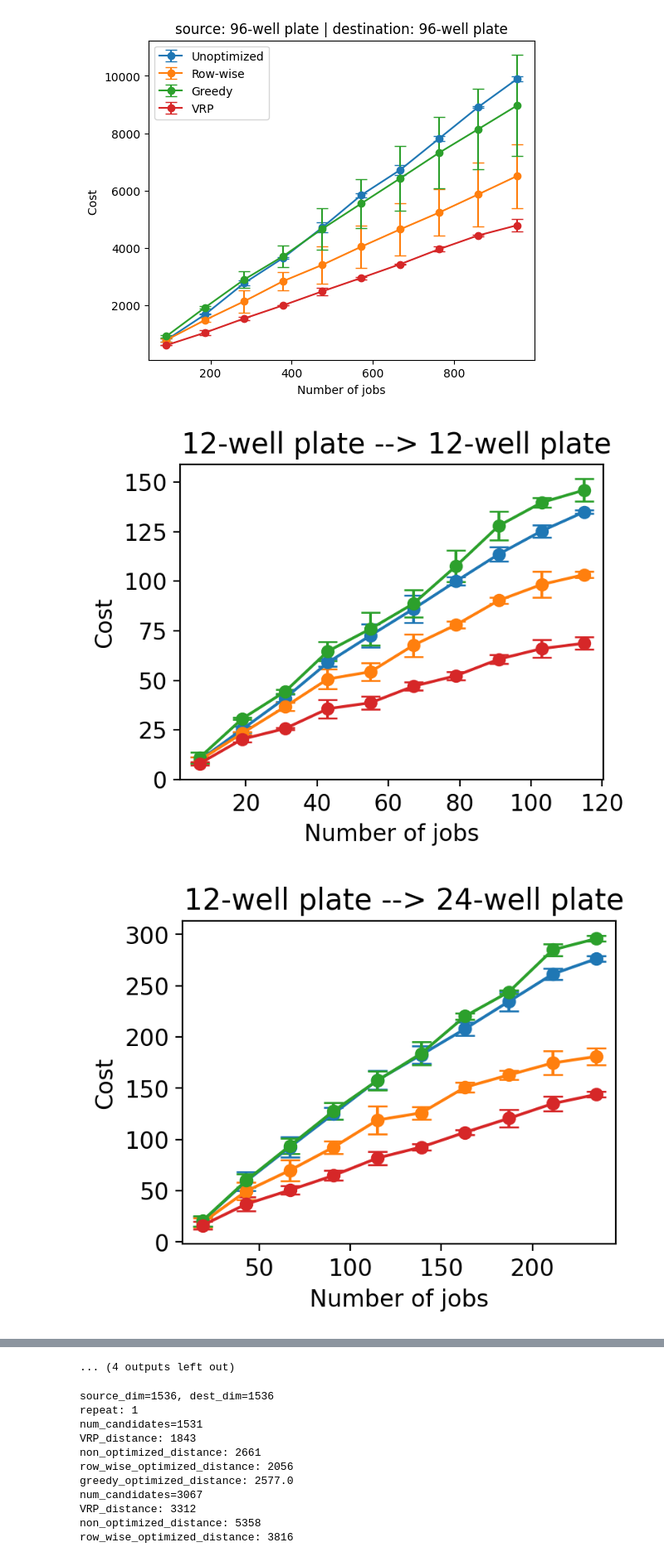
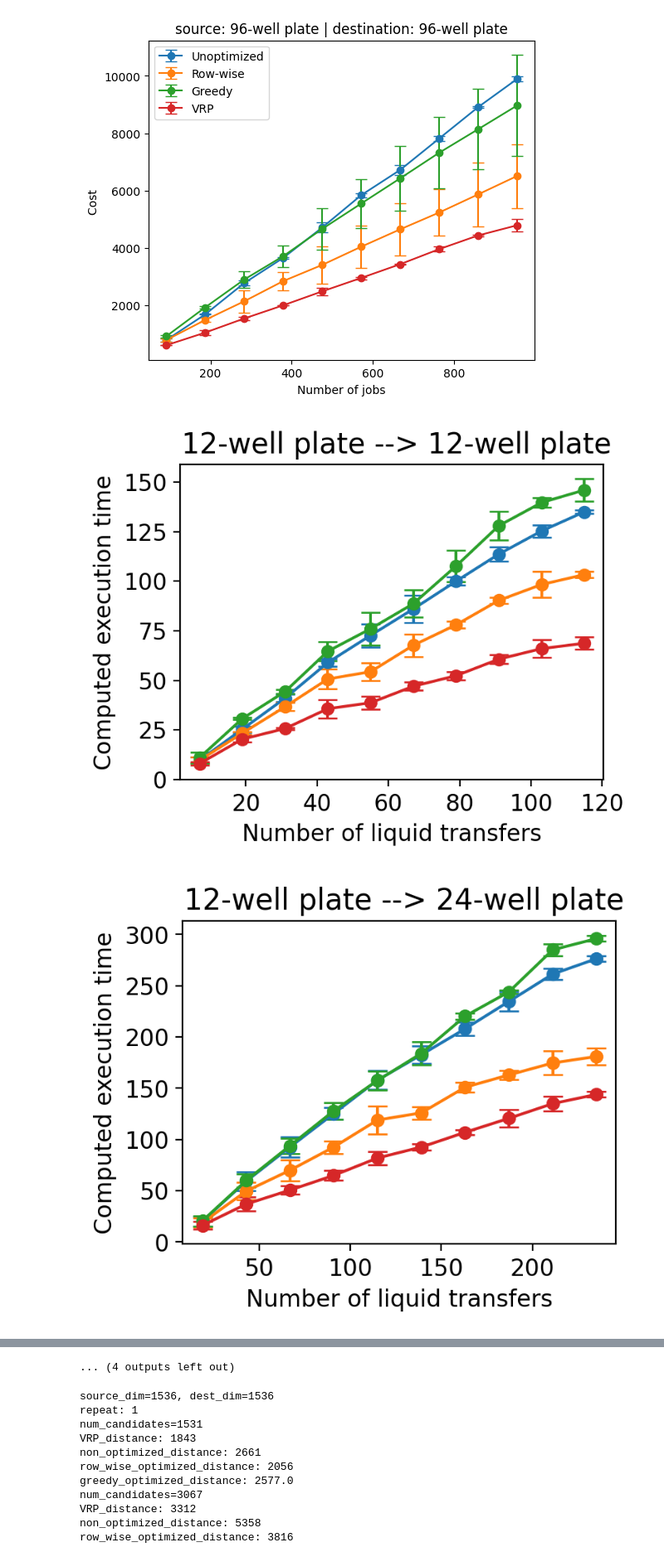
Before and after one commit to wuRoy/CVRP_pipette_scheduling, a Jupyter notebook: notebooks/Figure4_plot.ipynb, the cells around one changed output, grey strips where cells are left out. Shown at 83% size. Cells and saved outputs as stored; diff of their text form; code cells hidden in the pictures.

```diff
--- a/notebooks/Figure4_plot.ipynb
+++ b/notebooks/Figure4_plot.ipynb
@@ -136,30 +138,31 @@ for labware_combination in labware_combinations:
 [figure]
 # %%
 # read the csv file
-df = pd.read_csv('/u/yq/chem1906/Projects/pipette_scheduling/notebooks/results_different_labwares_4.csv')
+df = pd.read_csv('/u/yq/chem1906/Projects/pipette_scheduling/results/results_different_labwares.csv')
 # %%
 for labware_combination in labware_combinations:
     source = labware_combination[0]
     dest = labware_combination[1]
     df_choosen = df[(df['source_labware'] == source) & (df['dest_labware'] == dest)]
     # compute the mean and std of the unoptimized, rowwise, greedy and VRP
     df_choosen_mean = df_choosen.groupby(['num_samples']).mean().reset_index()
     df_choosen_std = df_choosen.groupby(['num_samples']).std().reset_index()
     # plot the results
     plt.figure(figsize=(4, 3),dpi=200,clear=True)
-    plt.errorbar(df_choosen_mean['num_samples'], df_choosen_mean['unoptimized'], yerr=df_choosen_std['unoptimized'], label='unoptimized', fmt='o-', capsize=5)
-    plt.errorbar(df_choosen_mean['num_samples'], df_choosen_mean['rowwise'], yerr=df_choosen_std['rowwise'], label='row-wise', fmt='o-', capsize=5)
+    plt.errorbar(df_choosen_mean['num_samples'], df_choosen_mean['unoptimized'], yerr=df_choosen_std['unoptimized'], label='row-major sorting', fmt='o-', capsize=5)
+    plt.errorbar(df_choosen_mean['num_samples'], df_choosen_mean['rowwise'], yerr=df_choosen_std['rowwise'], label='LAP', fmt='o-', capsize=5)
     plt.errorbar(df_choosen_mean['num_samples'], df_choosen_mean['greedy'], yerr=df_choosen_std['greedy'], label='greedy', fmt='o-', capsize=5)
     plt.errorbar(df_choosen_mean['num_samples'], df_choosen_mean['VRP'], yerr=df_choosen_std['VRP'], label='CVRP', fmt='o-', capsize=5)
     plt.title(f' {source}-well plate --> {dest}-well plate', fontsize=15)
-    plt.xlabel('Number of jobs', fontsize=12)
-    plt.ylabel('Cost', fontsize=12)
+    plt.xlabel('Number of liquid transfers', fontsize=12)
+    plt.ylabel('Computed execution time', fontsize=12)
     # tick labels size
     plt.xticks(fontsize=12)
     plt.yticks(fontsize=12)
     plt.locator_params(nbins=7)
     #plt.legend()
+    #plt.tight_layout()
     plt.show()
 # %% [output]
-[figure, old version]
+[figure, new version]
-[figure, old version]
+[figure, new version]
```
Also changed, not shown: parts of 2 cells of this notebook, 3 other files.
